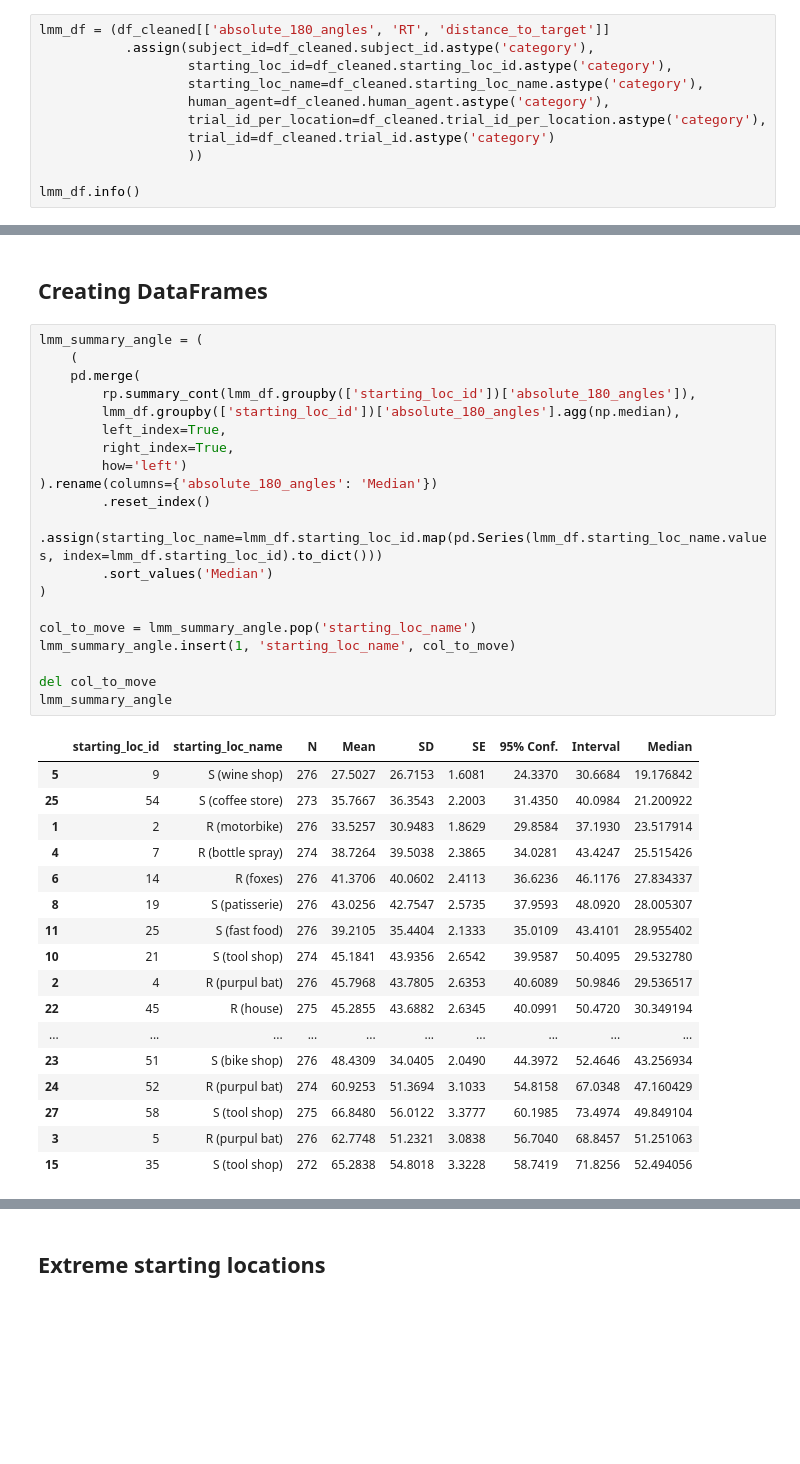
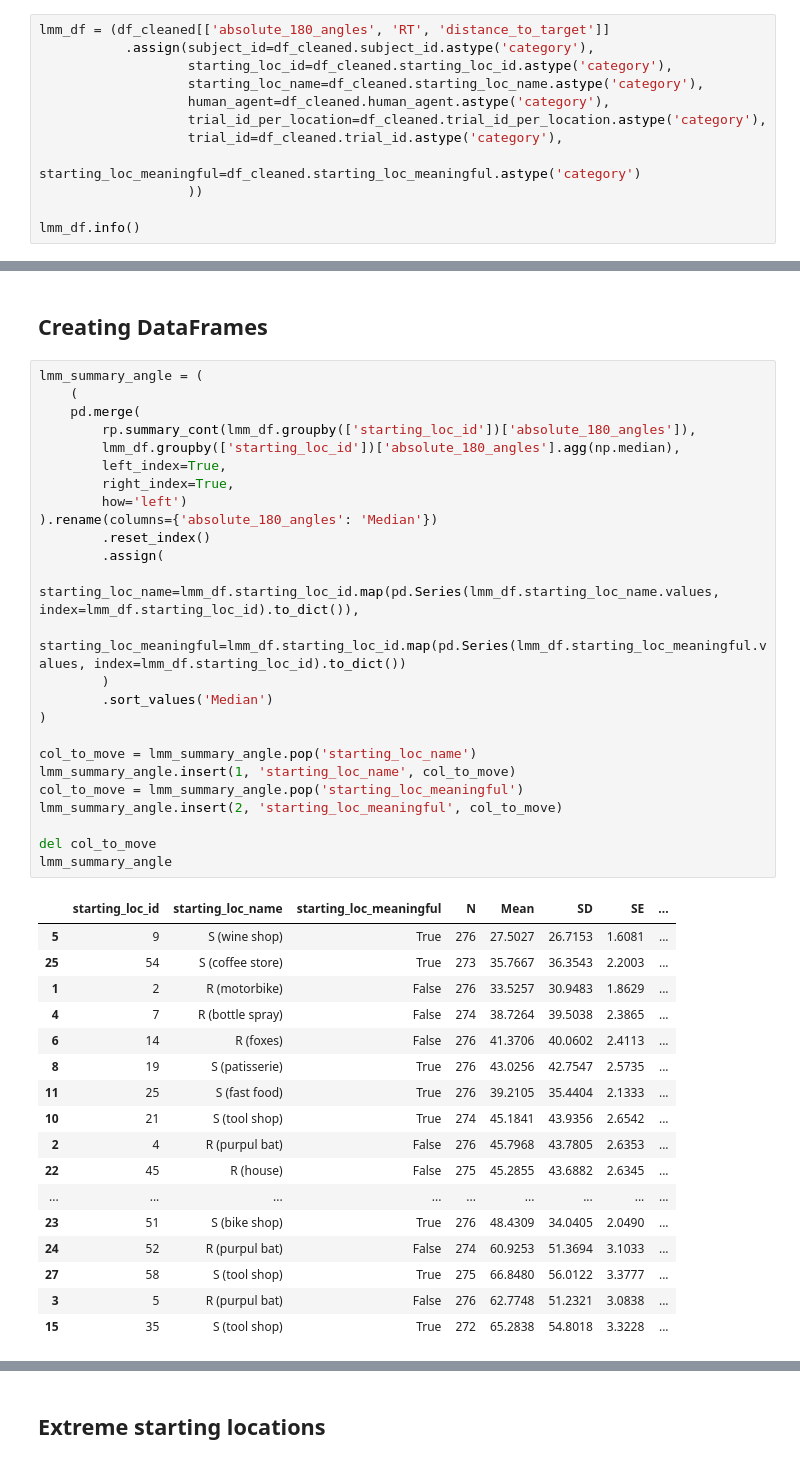
Before and after one commit to nora-maleki/humanA-pointing-task-analysis, a Jupyter notebook: analyses/01_main/03_analysis.ipynb, the cells around one changed output, grey strips where cells are left out. Saved outputs shown, nothing was run; the diff lists cells and outputs as text; blank space fills up the shorter version.

```diff
--- a/analyses/01_main/03_analysis.ipynb
+++ b/analyses/01_main/03_analysis.ipynb
@@ -49,7 +49,8 @@ lmm_df = (df_cleaned[['absolute_180_angles', 'RT', 'distance_to_target']]
                    starting_loc_name=df_cleaned.starting_loc_name.astype('category'),
                    human_agent=df_cleaned.human_agent.astype('category'),
                    trial_id_per_location=df_cleaned.trial_id_per_location.astype('category'),
-                   trial_id=df_cleaned.trial_id.astype('category')
+                   trial_id=df_cleaned.trial_id.astype('category'),
+                   starting_loc_meaningful=df_cleaned.starting_loc_meaningful.astype('category')
                    ))
 
 lmm_df.info()
@@ -212,41 +214,46 @@ fig.savefig(f'{PLOT_PATH}/angular_deviation_boxplot_{N}.png', bbox_inches='tight
 # %%
 lmm_summary_angle = (
     (
     pd.merge(
         rp.summary_cont(lmm_df.groupby(['starting_loc_id'])['absolute_180_angles']),
         lmm_df.groupby(['starting_loc_id'])['absolute_180_angles'].agg(np.median),
         left_index=True,
         right_index=True,
         how='left')
 ).rename(columns={'absolute_180_angles': 'Median'})
         .reset_index()
-        .assign(starting_loc_name=lmm_df.starting_loc_id.map(pd.Series(lmm_df.starting_loc_name.values, index=lmm_df.starting_loc_id).to_dict()))
+        .assign(
+            starting_loc_name=lmm_df.starting_loc_id.map(pd.Series(lmm_df.starting_loc_name.values, index=lmm_df.starting_loc_id).to_dict()),
+            starting_loc_meaningful=lmm_df.starting_loc_id.map(pd.Series(lmm_df.starting_loc_meaningful.values, index=lmm_df.starting_loc_id).to_dict())
+        )
         .sort_values('Median')
 )
 
 col_to_move = lmm_summary_angle.pop('starting_loc_name')
 lmm_summary_angle.insert(1, 'starting_loc_name', col_to_move)
+col_to_move = lmm_summary_angle.pop('starting_loc_meaningful')
+lmm_summary_angle.insert(2, 'starting_loc_meaningful', col_to_move)
 
 del col_to_move
 lmm_summary_angle
 # %% [output]
-|  | starting_loc_id | starting_loc_name | N | Mean | SD | SE | 95% Conf. | Interval | Median |
-| 5 | 9 | S (wine shop) | 276 | 27.5027 | 26.7153 | 1.6081 | 24.3370 | 30.6684 | 19.176842 |
-| 25 | 54 | S (coffee store) | 273 | 35.7667 | 36.3543 | 2.2003 | 31.4350 | 40.0984 | 21.200922 |
-| 1 | 2 | R (motorbike) | 276 | 33.5257 | 30.9483 | 1.8629 | 29.8584 | 37.1930 | 23.517914 |
-| 4 | 7 | R (bottle spray) | 274 | 38.7264 | 39.5038 | 2.3865 | 34.0281 | 43.4247 | 25.515426 |
-| 6 | 14 | R (foxes) | 276 | 41.3706 | 40.0602 | 2.4113 | 36.6236 | 46.1176 | 27.834337 |
-| 8 | 19 | S (patisserie) | 276 | 43.0256 | 42.7547 | 2.5735 | 37.9593 | 48.0920 | 28.005307 |
-| 11 | 25 | S (fast food) | 276 | 39.2105 | 35.4404 | 2.1333 | 35.0109 | 43.4101 | 28.955402 |
-| 10 | 21 | S (tool shop) | 274 | 45.1841 | 43.9356 | 2.6542 | 39.9587 | 50.4095 | 29.532780 |
-| 2 | 4 | R (purpul bat) | 276 | 45.7968 | 43.7805 | 2.6353 | 40.6089 | 50.9846 | 29.536517 |
-| 22 | 45 | R (house) | 275 | 45.2855 | 43.6882 | 2.6345 | 40.0991 | 50.4720 | 30.349194 |
-| ... | ... | ... | ... | ... | ... | ... | ... | ... | ... |
-| 23 | 51 | S (bike shop) | 276 | 48.4309 | 34.0405 | 2.0490 | 44.3972 | 52.4646 | 43.256934 |
-| 24 | 52 | R (purpul bat) | 274 | 60.9253 | 51.3694 | 3.1033 | 54.8158 | 67.0348 | 47.160429 |
-| 27 | 58 | S (tool shop) | 275 | 66.8480 | 56.0122 | 3.3777 | 60.1985 | 73.4974 | 49.849104 |
-| 3 | 5 | R (purpul bat) | 276 | 62.7748 | 51.2321 | 3.0838 | 56.7040 | 68.8457 | 51.251063 |
-| 15 | 35 | S (tool shop) | 272 | 65.2838 | 54.8018 | 3.3228 | 58.7419 | 71.8256 | 52.494056 |
+|  | starting_loc_id | starting_loc_name | starting_loc_meaningful | N | Mean | SD | SE | ... |
+| 5 | 9 | S (wine shop) | True | 276 | 27.5027 | 26.7153 | 1.6081 | ... |
+| 25 | 54 | S (coffee store) | True | 273 | 35.7667 | 36.3543 | 2.2003 | ... |
+| 1 | 2 | R (motorbike) | False | 276 | 33.5257 | 30.9483 | 1.8629 | ... |
+| 4 | 7 | R (bottle spray) | False | 274 | 38.7264 | 39.5038 | 2.3865 | ... |
+| 6 | 14 | R (foxes) | False | 276 | 41.3706 | 40.0602 | 2.4113 | ... |
+| 8 | 19 | S (patisserie) | True | 276 | 43.0256 | 42.7547 | 2.5735 | ... |
+| 11 | 25 | S (fast food) | True | 276 | 39.2105 | 35.4404 | 2.1333 | ... |
+| 10 | 21 | S (tool shop) | True | 274 | 45.1841 | 43.9356 | 2.6542 | ... |
+| 2 | 4 | R (purpul bat) | False | 276 | 45.7968 | 43.7805 | 2.6353 | ... |
+| 22 | 45 | R (house) | False | 275 | 45.2855 | 43.6882 | 2.6345 | ... |
+| ... | ... | ... | ... | ... | ... | ... | ... | ... |
+| 23 | 51 | S (bike shop) | True | 276 | 48.4309 | 34.0405 | 2.0490 | ... |
+| 24 | 52 | R (purpul bat) | False | 274 | 60.9253 | 51.3694 | 3.1033 | ... |
+| 27 | 58 | S (tool shop) | True | 275 | 66.8480 | 56.0122 | 3.3777 | ... |
+| 3 | 5 | R (purpul bat) | False | 276 | 62.7748 | 51.2321 | 3.0838 | ... |
+| 15 | 35 | S (tool shop) | True | 272 | 65.2838 | 54.8018 | 3.3228 | ... |
 # %%
 lmm_summary_RT = (
     (
```
Also changed, not shown: parts of 11 cells of this notebook, 1 other file.
